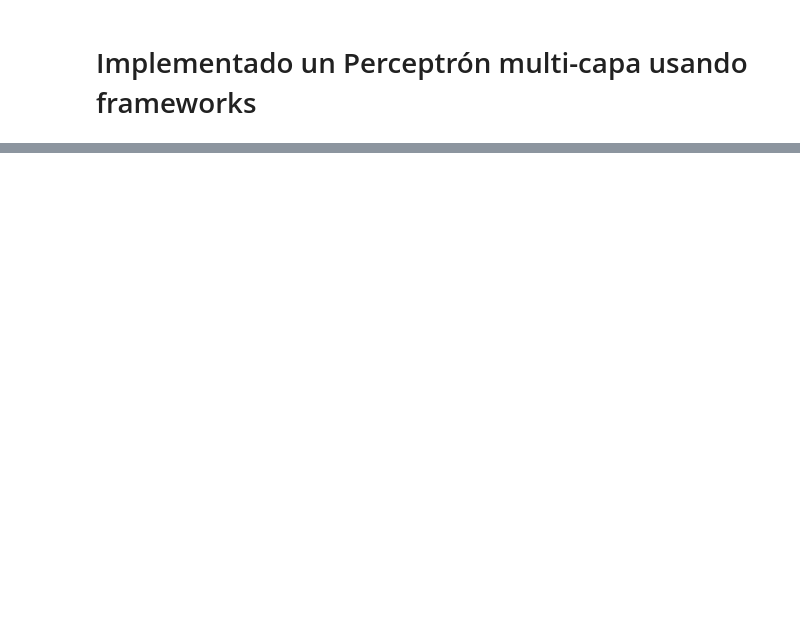
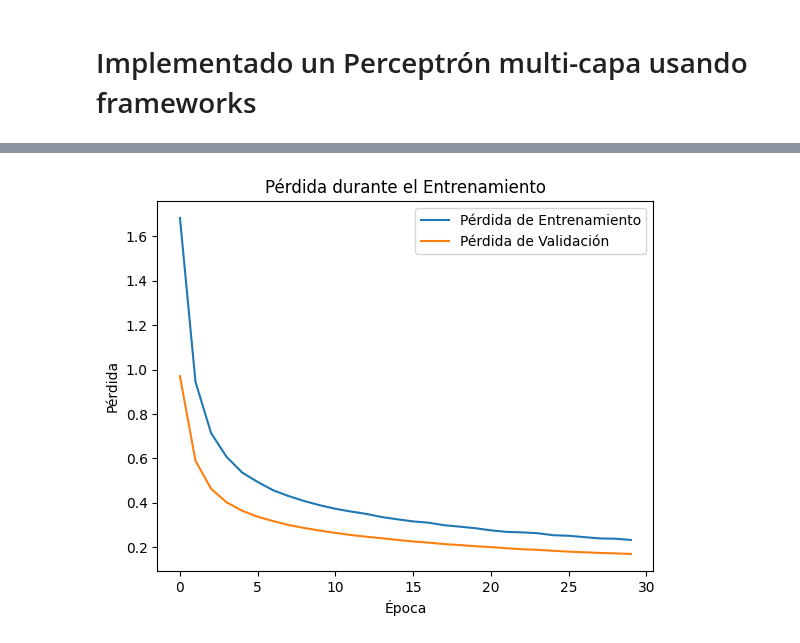
Before and after one commit to jeffersonrodriguezc/deep-learning-en-3-semanas, a Jupyter notebook: semana_1/notebooks/Nb_1b_Implementando_un_Percentron_Multiplicapa_MLP_usando_frameworks.ipynb, the cells around one changed output, grey strips where cells are left out. Saved outputs shown, nothing was run; the diff lists cells and outputs as text; code cells hidden in the pictures; blank space fills up the shorter version.

```diff
--- a/semana_1/notebooks/Nb_1b_Implementando_un_Percentron_Multiplicapa_MLP_usando_frameworks.ipynb
+++ b/semana_1/notebooks/Nb_1b_Implementando_un_Percentron_Multiplicapa_MLP_usando_frameworks.ipynb
@@ -53,0 +322,5 @@ plot_weights_history(mlp.pesos_historia_capa_oculta, mlp.pesos_historia_capa_sal
+# %%
+# Asumiendo que X_train y y_train ya están definidos como en el ejemplo anterior
+# Preprocesar las etiquetas para que sean categóricas (one-hot encoding)
+y_train_categorical = to_categorical(y_train)
+y_train_categorical
@@ -53,0 +335,27 @@ plot_weights_history(mlp.pesos_historia_capa_oculta, mlp.pesos_historia_capa_sal
+# %%
+# crear modelo usando el API secuencial
+def MLPClassifier_keras():
+    # Definir el modelo similar al de sklearn
+    model = Sequential()
+    model.add(Input(shape=(784,)))
+    model.add(Dense(225, activation='relu'))  # Primera capa con 225 neuronas
+    model.add(Dropout(0.3))  # Regularización con Dropout
+    model.add(Dense(100, activation='relu'))  # Segunda capa con 100 neuronas
+    model.add(Dropout(0.3))  # Regularización con Dropout
+    model.add(Dense(10, activation='softmax'))  # Capa de salida para 10 clases
+
+    return model
+# %%
+mlp_keras = MLPClassifier_keras()
+# %%
+# Compilar el modelo
+mlp_keras.compile(loss='categorical_crossentropy',
+            optimizer=SGD(),
+            metrics=['accuracy'])
+
+# Entrenar el modelo
+history = mlp_keras.fit(X_train.values.astype(float), y_train_categorical,
+                    epochs=30,
+                    batch_size=128,
+                    validation_split=0.2,
+                    verbose=1)
@@ -53,0 +380,4 @@ plot_weights_history(mlp.pesos_historia_capa_oculta, mlp.pesos_historia_capa_sal
+# %%
+plot_loss_historia_keras(history)
+# %% [output]
+[figure, added]
```
Also changed, not shown: parts of 33 cells of this notebook.
